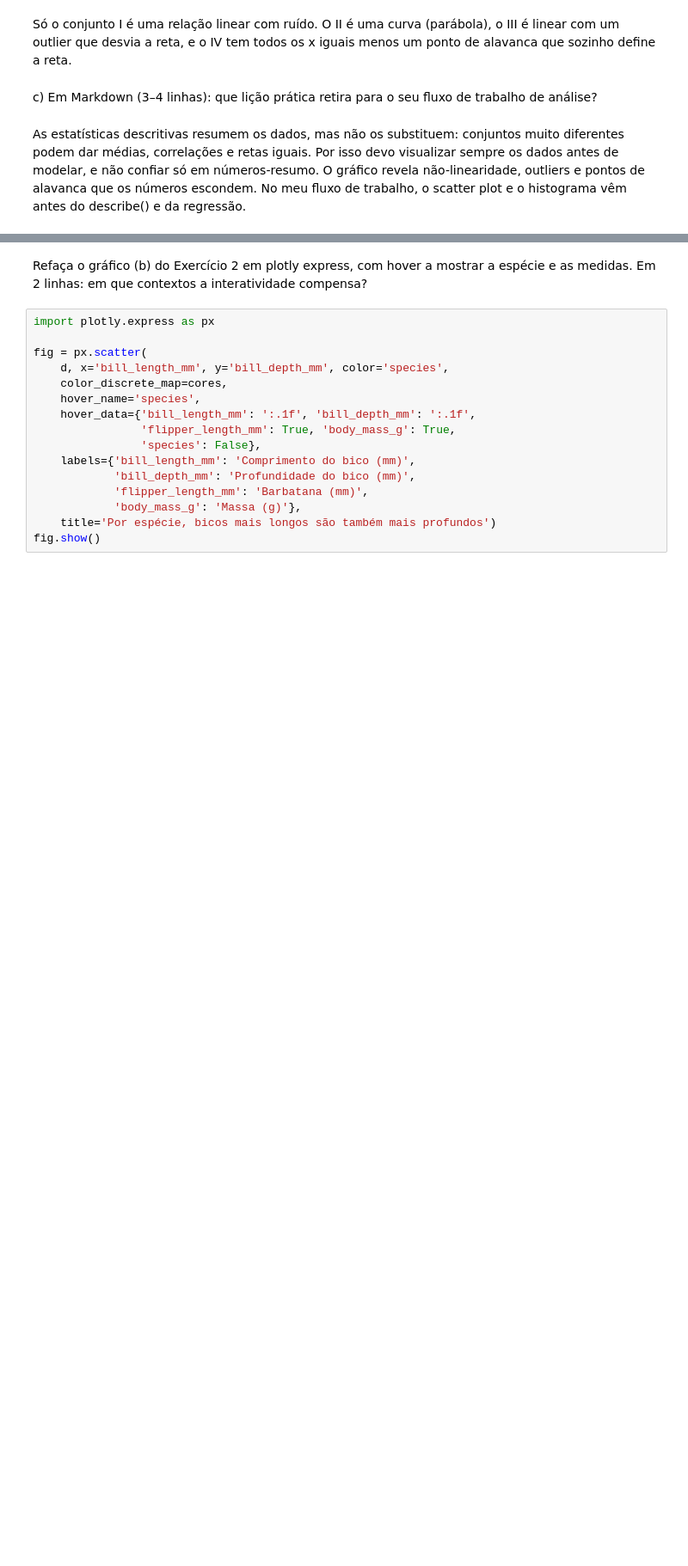
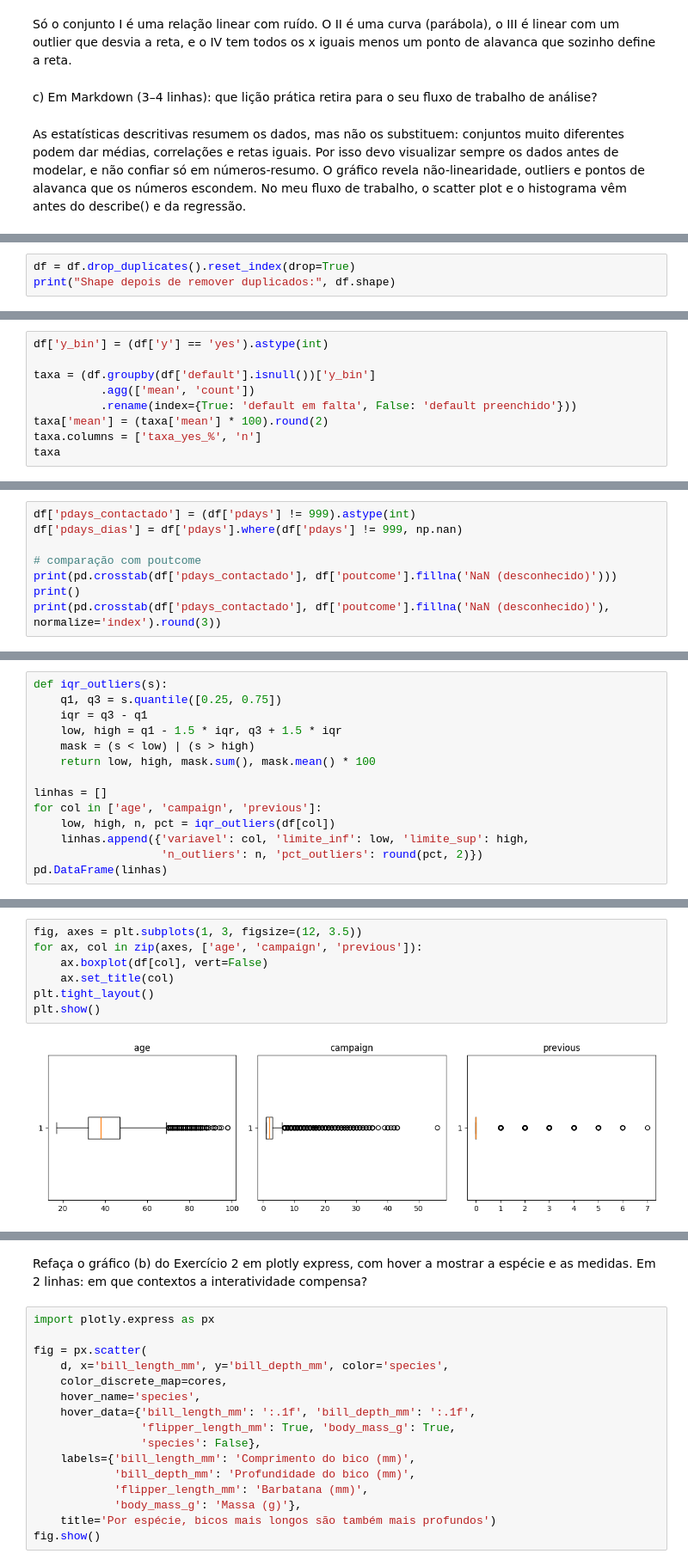
Before and after one commit to adriana1005/analise-mini-proj, a Jupyter notebook: Cópia_de_FP5_53663_LeonorRebola.ipynb, the cells around one changed output, grey strips where cells are left out. Shown at 86% size. Drawn from its saved outputs; the diff is of its cells as text; blank space fills up the shorter version.

```diff
--- a/Cópia_de_FP5_53663_LeonorRebola.ipynb
+++ b/Cópia_de_FP5_53663_LeonorRebola.ipynb
@@ -232,0 +94,3 @@ Em 2025, a empresa A vendeu 102 unidades contra 96 da empresa B, uma diferença
+# %%
+df = df.drop_duplicates().reset_index(drop=True)
+print("Shape depois de remover duplicados:", df.shape)
@@ -232,0 +136,9 @@ Em 2025, a empresa A vendeu 102 unidades contra 96 da empresa B, uma diferença
+# %%
+df['y_bin'] = (df['y'] == 'yes').astype(int)
+
+taxa = (df.groupby(df['default'].isnull())['y_bin']
+          .agg(['mean', 'count'])
+          .rename(index={True: 'default em falta', False: 'default preenchido'}))
+taxa['mean'] = (taxa['mean'] * 100).round(2)
+taxa.columns = ['taxa_yes_%', 'n']
+taxa
@@ -232,0 +181,8 @@ Em 2025, a empresa A vendeu 102 unidades contra 96 da empresa B, uma diferença
+# %%
+df['pdays_contactado'] = (df['pdays'] != 999).astype(int)
+df['pdays_dias'] = df['pdays'].where(df['pdays'] != 999, np.nan)
+
+# comparação com poutcome
+print(pd.crosstab(df['pdays_contactado'], df['poutcome'].fillna('NaN (desconhecido)')))
+print()
+print(pd.crosstab(df['pdays_contactado'], df['poutcome'].fillna('NaN (desconhecido)'), normalize='index').round(3))
@@ -232,0 +213,14 @@ Em 2025, a empresa A vendeu 102 unidades contra 96 da empresa B, uma diferença
+# %%
+def iqr_outliers(s):
+    q1, q3 = s.quantile([0.25, 0.75])
+    iqr = q3 - q1
+    low, high = q1 - 1.5 * iqr, q3 + 1.5 * iqr
+    mask = (s < low) | (s > high)
+    return low, high, mask.sum(), mask.mean() * 100
+
+linhas = []
+for col in ['age', 'campaign', 'previous']:
+    low, high, n, pct = iqr_outliers(df[col])
+    linhas.append({'variavel': col, 'limite_inf': low, 'limite_sup': high,
+                   'n_outliers': n, 'pct_outliers': round(pct, 2)})
+pd.DataFrame(linhas)
@@ -232,0 +232,9 @@ Em 2025, a empresa A vendeu 102 unidades contra 96 da empresa B, uma diferença
+# %%
+fig, axes = plt.subplots(1, 3, figsize=(12, 3.5))
+for ax, col in zip(axes, ['age', 'campaign', 'previous']):
+    ax.boxplot(df[col], vert=False)
+    ax.set_title(col)
+plt.tight_layout()
+plt.show()
+# %% [output]
+[figure, added]
```
Also changed, not shown: parts of 66 cells of this notebook.
